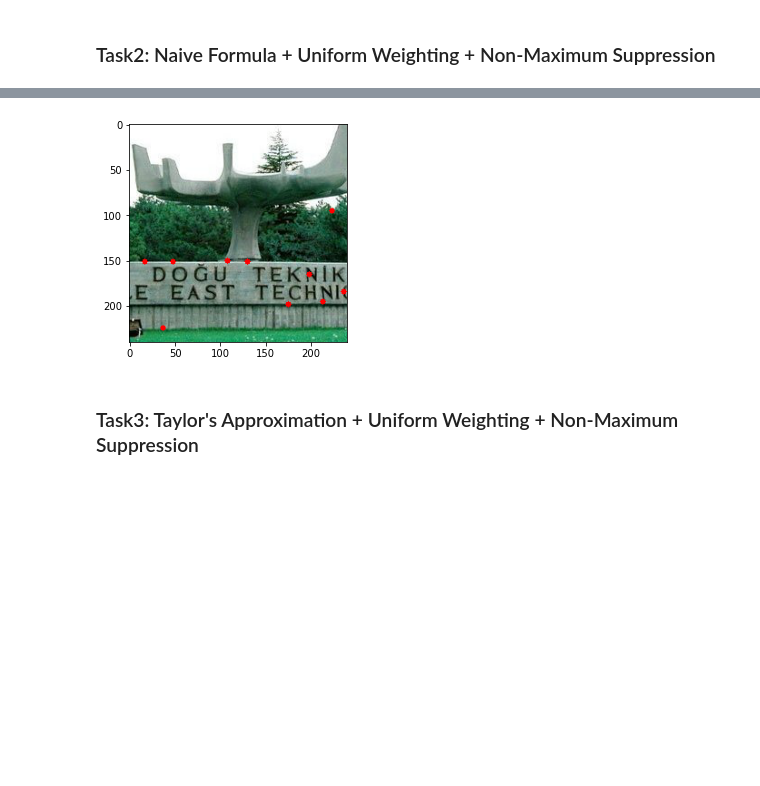
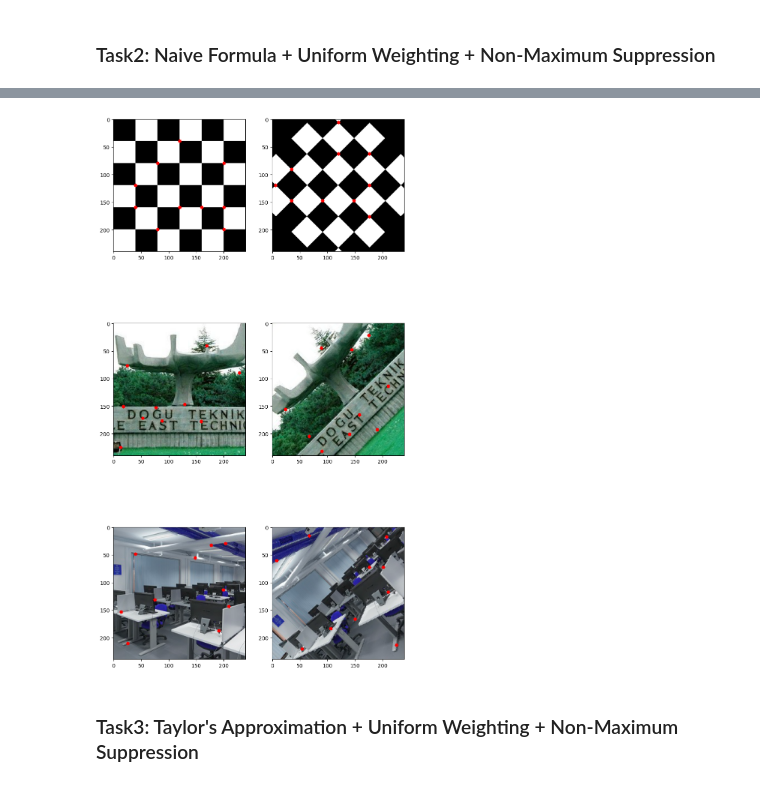
Before and after one commit to boranozum/CENG483-Computer-Vision, a Jupyter notebook: HW2/Hw_notebook.ipynb, the cells around one changed output, grey strips where cells are left out. Cells and saved outputs as stored; diff of their text form; code cells hidden in the pictures; blank space fills up the shorter version.

```diff
--- a/HW2/Hw_notebook.ipynb
+++ b/HW2/Hw_notebook.ipynb
@@ -131,8 +155,10 @@ def naive_uniform_nonmax(original_img):
 
                 total_sum = 0
                 original_window = img_gray[y-1:y+2, x-1:x+2]
-                for u in range(-1,2,2):
-                    for v in range(-1,2,2):
+                for u in range(-1,2):
+                    for v in range(-1,2):
+                        if u==0 and v==0:
+                            continue
                         shifted_window = img_gray[y+u-1:y+u+2, x+v-1: x+v+2]
                         diff = original_window-shifted_window
                         diff_squared = np.square(diff)
@@ -166,29 +192,54 @@ def naive_uniform_nonmax(original_img):
 
     return img_copy
 # %%
-# fig = plt.figure(figsize=(10,20))
+## Write your code here
 
-# rows = 3
-# columns = 2
+fig = plt.figure(figsize=(10,20))
 
-# fig.add_subplot(rows, columns, 1)
-# plt.imshow(naive_uniform_nonmax(chessboard))
+rows = 3
+columns = 2
 
-# fig.add_subplot(rows, columns, 2)
-# plt.imshow(naive_uniform_nonmax(chessboard_rotated))
+fig.add_subplot(rows, columns, 1)
+start = time.time()
+plt.imshow(naive_uniform_nonmax(chessboard))
+end = time.time()
 
+print('Time elapsed for chessboard %f' % (end-start))
+
+fig.add_subplot(rows, columns, 2)
+start = time.time()
+plt.imshow(naive_uniform_nonmax(chessboard_rotated))
+end = time.time()
+
+print('Time elapsed for rotated chessboard %f' % (end-start))
+
+fig.add_subplot(rows, columns, 3)
 start = time.time()
 plt.imshow(naive_uniform_nonmax(agac))
 end = time.time()
 
 print('Time elapsed for agac %f' % (end-start))
 
-# fig.add_subplot(rows, columns, 4)
-# plt.imshow(naive_uniform_nonmax(agac_rotated))
 
-# fig.add_subplot(rows, columns, 5)
-# plt.imshow(naive_uniform_nonmax(lab))
+fig.add_subplot(rows, columns, 4)
+start = time.time()
+plt.imshow(naive_uniform_nonmax(agac_rotated))
+end = time.time()
 
-# fig.add_subplot(rows, columns, 6)
-# plt.imshow(naive_uniform_nonmax(lab_rotated))
+print('Time elapsed for rotated agac %f' % (end-start))
+
+
+fig.add_subplot(rows, columns, 5)
+start = time.time()
+plt.imshow(naive_uniform_nonmax(lab))
+end = time.time()
+
+print('Time elapsed for lab %f' % (end-start))
+
+fig.add_subplot(rows, columns, 6)
+start = time.time()
+plt.imshow(naive_uniform_nonmax(lab_rotated))
+end = time.time()
+
+print('Time elapsed for rotated lab %f' % (end-start))
 # %% [output]
@@ -196,4 +252,4 @@ Time elapsed for agac 15.212052
-[figure, old version]
+[figure, new version]
 # %%
 ## This part is for discussion
 # %% [markdown]
```
Also changed, not shown: parts of 8 cells of this notebook, 6 other files.
